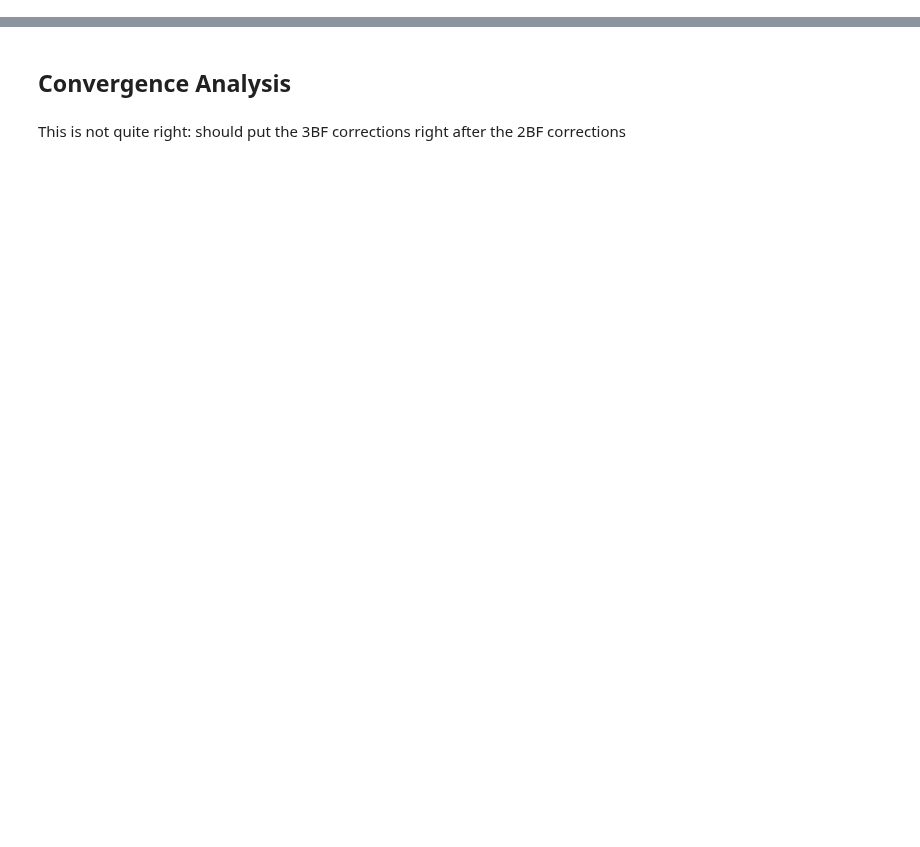
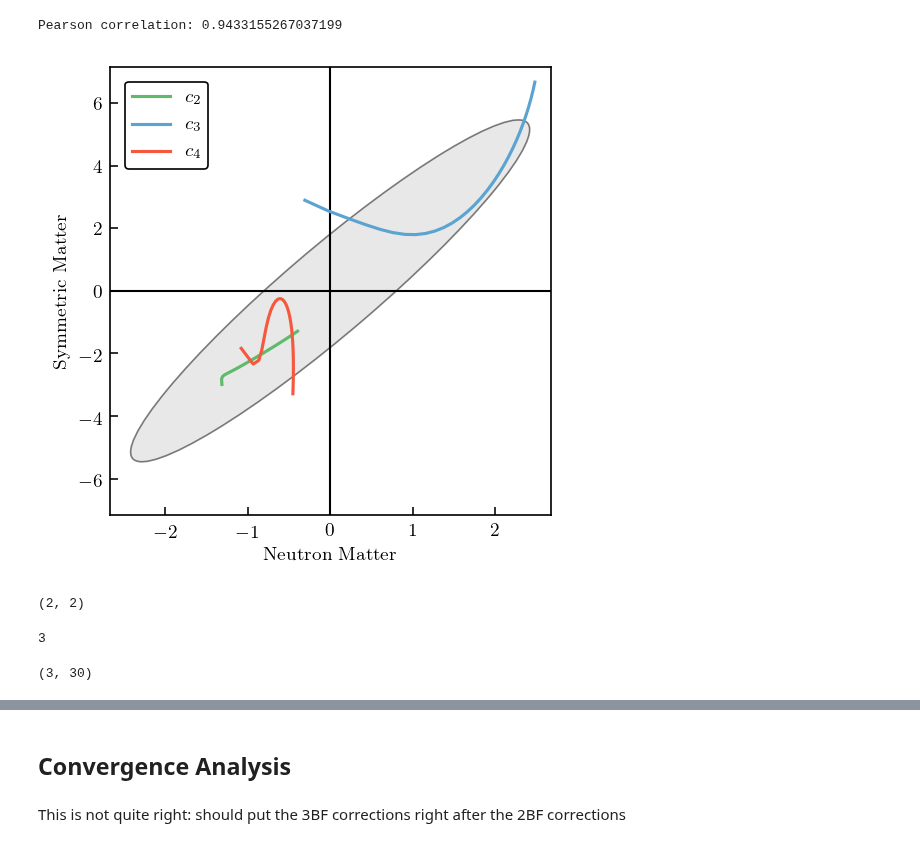
Before and after one commit to buqeye/nuclear-matter-convergence, a Jupyter notebook: analysis/3BF_convergence.ipynb, the cells around one changed output, grey strips where cells are left out. Drawn from its saved outputs; the diff is of its cells as text; code cells hidden in the pictures; blank space fills up the shorter version.

```diff
--- a/analysis/3BF_convergence.ipynb
+++ b/analysis/3BF_convergence.ipynb
@@ -296,0 +364,65 @@ fig.savefig(f'coeffs_nuclear_matter_compare_2bf_3bf')
+# %%
+fig, ax = plt.subplots(figsize=(3.4, 3.4))
+
+# c_n_std = np.std([coeffs_n_2bf, coeffs_n_3bf])
+# c_s_std = np.std([coeffs_s_2bf, coeffs_s_3bf])
+c_n_std = c_s_std = 1
+
+
+# cn_flat = np.concatenate((coeffs_n_2bf.ravel()/c_n_std, coeffs_n_3bf.ravel()/c_n_std))
+# cs_flat = np.concatenate((coeffs_s_2bf.ravel()/c_s_std, coeffs_s_3bf.ravel()/c_s_std))
+
+cn_set = []
+cs_set = []
+
+for i, n in enumerate(orders):
+    if n == 0:
+        continue
+    ax.plot(
+        coeffs_n_2_plus_3bf[:, i]/c_n_std, coeffs_s_2_plus_3bf[:, i]/c_s_std,
+        c=colors[i], label=f'$c_{n}$', zorder=5,
+    )
+    cn_set.append(coeffs_n_2_plus_3bf[:, i]/c_n_std)
+    cs_set.append(coeffs_s_2_plus_3bf[:, i]/c_s_std)
+#     if n > 2:
+#         ax.plot(coeffs_n_3bf[:, i]/c_n_std, coeffs_s_3bf[:, i]/c_s_std, c=colors[i], ls='--', label=f'$c_{n}^{{(3)}}$')
+#         cn_set.append(coeffs_n_3bf[:, i]/c_n_std)
+#         cs_set.append(coeffs_s_3bf[:, i]/c_s_std)
+
+cn_set = np.array(cn_set)
+cs_set = np.array(cs_set)
+cn_flat = cn_set.ravel()
+cs_flat = cs_set.ravel()
+c_both_flat = np.stack((cn_flat, cs_flat), axis=0).T
+
+# Don't center the observations, assume zero mean:
+mean_ns = np.zeros(c_both_flat.shape[0])
+cov_ns = c_both_flat.T @ c_both_flat / (len(c_both_flat) - 1)
+
+# cov_ns_big = c_both_flat @ c_both_flat.T / (c_both_flat.shape[-1] - 1)
+pearson = cov_ns[1, 0] / np.sqrt(cov_ns[0, 0] * cov_ns[1, 1])
+print('Pearson correlation:', pearson)
+
+confidence_ellipse_mean_cov(mean_ns, cov_ns, ax, n_std=2, facecolor='lightgrey', edgecolor='k', alpha=0.5, zorder=-2)
+# confidence_ellipse(cn_flat, cs_flat, ax, n_std=2, facecolor='lightgrey', edgecolor='k', alpha=0.5, zorder=-2, show_scatter=True)
+ylim_max = 1.0 * np.max(np.abs(ax.get_ylim()))
+xlim_max = 1.0 * np.max(np.abs(ax.get_xlim()))
+ax.set_xlabel('Neutron Matter')
+ax.set_ylabel('Symmetric Matter')
+ax.set_xlim(-xlim_max, xlim_max)
+ax.set_ylim(-ylim_max, ylim_max)
+ax.legend(loc='upper left')
+ax.axvline(0, 0, 1, c='k', zorder=-1, lw=1)
+ax.axhline(0, 0, 1, c='k', zorder=-1, lw=1);
+fig.savefig(f'manuscript_figures/empirical_correlation_ellipse_coefficients_Lambda-{Lambda}')
+# %% [output]
+Pearson correlation: 0.9433155267037199
+[figure, added]
+# %%
+cov_ns.shape
+# %% [output]
+(2, 2)
+# %%
+cn_set.shape[0]
+# %% [output]
+3
@@ -296,0 +431,4 @@ fig.savefig(f'coeffs_nuclear_matter_compare_2bf_3bf')
+# %%
+cn_set.shape
+# %% [output]
+(3, 30)
```
Also changed, not shown: parts of 68 cells of this notebook.
